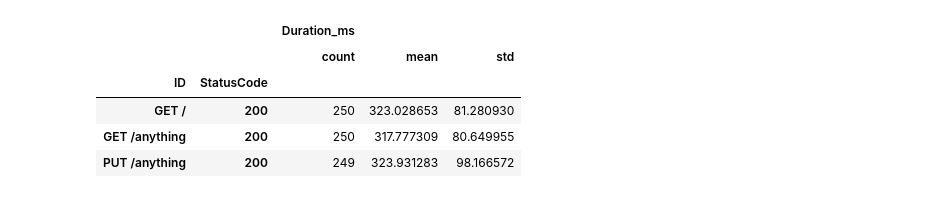
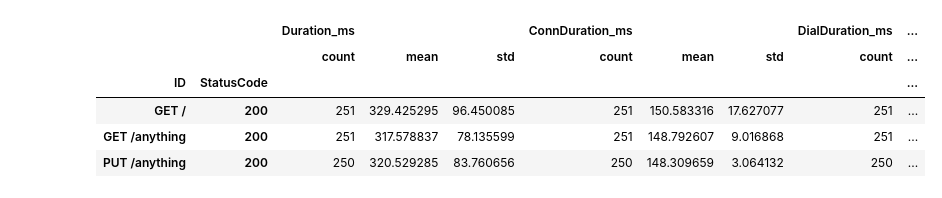
Before and after one commit to axent-pl/httpster, a Jupyter notebook: analyse.ipynb, the cells around one changed output. Saved outputs shown, nothing was run; the diff lists cells and outputs as text; code cells hidden in the pictures.

```diff
--- a/analyse.ipynb
+++ b/analyse.ipynb
@@ -18,15 +18,18 @@ for col in df.columns:
     if col.endswith('_ns'):
         ms_col = col.replace('_ns','_ms')
         df[ms_col] = df[col]/1000000
-# %%
-df.groupby(['ID','StatusCode']).agg({'Duration_ms':['count','mean','std']})
-# %% [output]
-|  |  | Duration_ms |  |  |
-|  |  | count | mean | std |
-| ID | StatusCode |  |  |  |
-| GET / | 200 | 250 | 323.028653 | 81.280930 |
-| GET /anything | 200 | 250 | 317.777309 | 80.649955 |
-| PUT /anything | 200 | 249 | 323.931283 | 98.166572 |
+# %%
+aggs = {
+    col: ['count','mean','std'] for col in df.columns if col.endswith('_ms')
+}
+df.groupby(['ID','StatusCode']).agg(aggs)
+# %% [output]
+|  |  | Duration_ms |  |  | ConnDuration_ms |  |  | DialDuration_ms | ... |
+|  |  | count | mean | std | count | mean | std | count | ... |
+| ID | StatusCode |  |  |  |  |  |  |  | ... |
+| GET / | 200 | 251 | 329.425295 | 96.450085 | 251 | 150.583316 | 17.627077 | 251 | ... |
+| GET /anything | 200 | 251 | 317.578837 | 78.135599 | 251 | 148.792607 | 9.016868 | 251 | ... |
+| PUT /anything | 200 | 250 | 320.529285 | 83.760656 | 250 | 148.309659 | 3.064132 | 250 | ... |
 # %%
 for col in df.columns:
     if col.endswith('_ms'):
```
Also changed, not shown: parts of 3 cells of this notebook, 5 other files.
